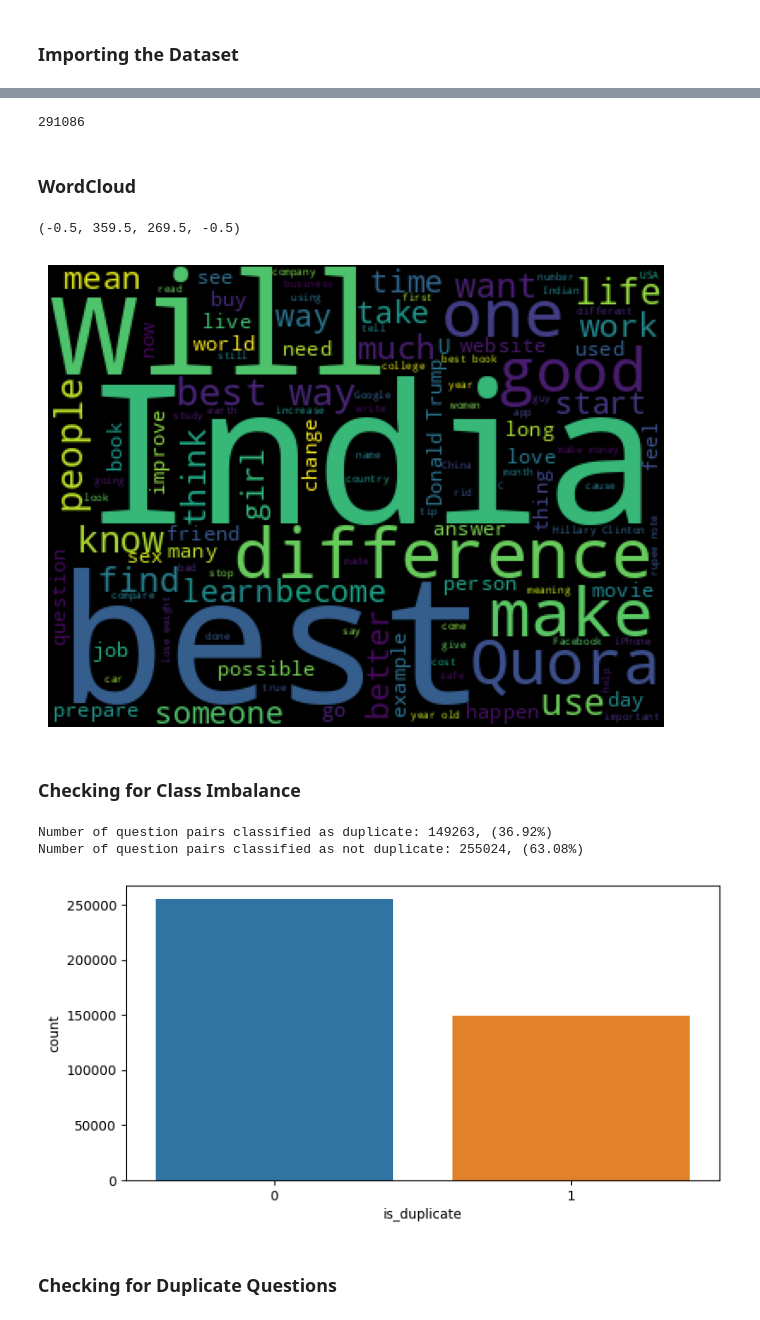
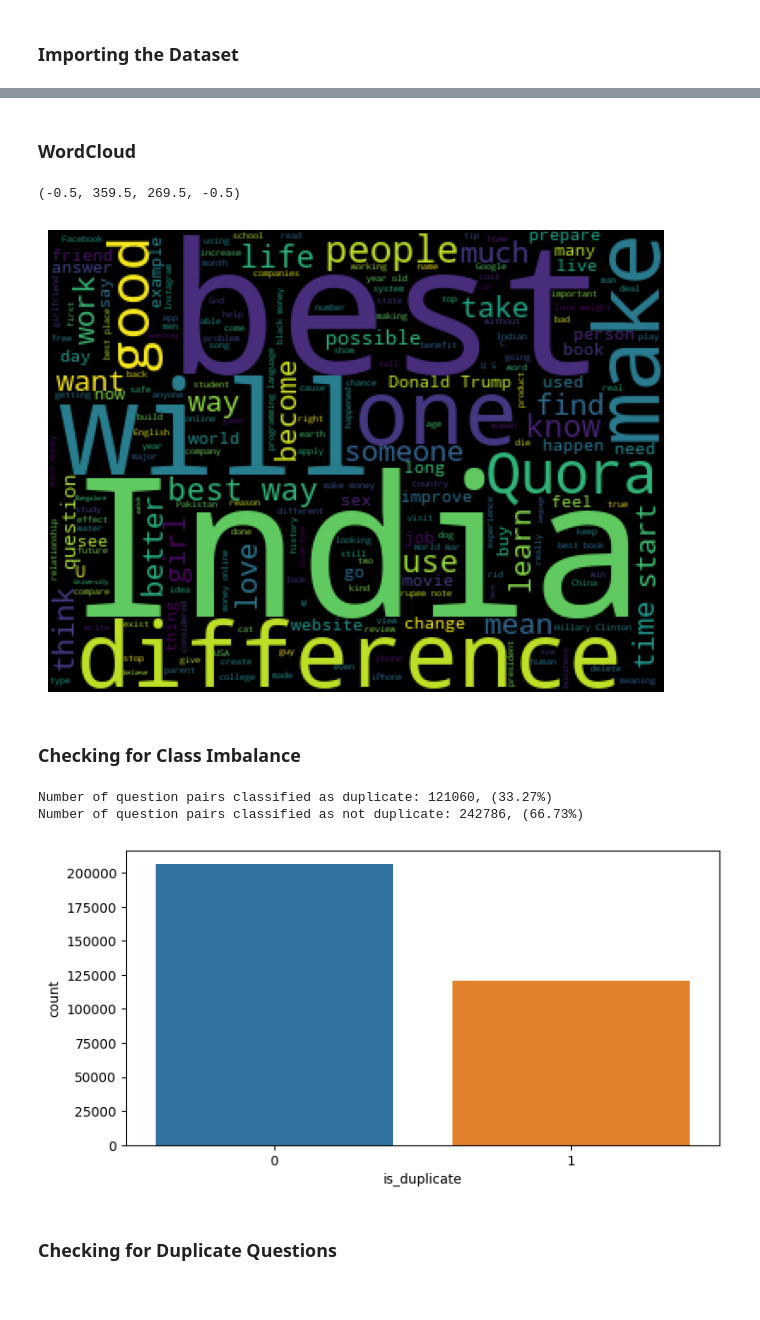
Before and after one commit to cs3244-group-16/quora-question-pairs, a Jupyter notebook: notebooks/01-eugene-analysis-simple-classifiers.ipynb, the cells around one changed output, grey strips where cells are left out. Drawn from its saved outputs; the diff is of its cells as text; code cells hidden in the pictures.

```diff
--- a/notebooks/01-eugene-analysis-simple-classifiers.ipynb
+++ b/notebooks/01-eugene-analysis-simple-classifiers.ipynb
@@ -17,0 +34,2 @@ df = pd.read_csv('/content/drive/MyDrive/ay2324 sem1/cs3244/project/train.csv')
+# %%
+DATA_DIR = join('..', 'data', 'glue')
@@ -17,0 +38,3 @@ df = pd.read_csv('/content/drive/MyDrive/ay2324 sem1/cs3244/project/train.csv')
+# %%
+train_full_df = pd.read_csv(join(DATA_DIR, 'train.tsv'), sep='\t')
+train_full_df.head()
@@ -17,0 +48,10 @@ df = pd.read_csv('/content/drive/MyDrive/ay2324 sem1/cs3244/project/train.csv')
+# %%
+def remove_nulls(df):
+    print(f"Initial dataframe has {len(df)} rows.")
+    null_rows = df[df.isnull().values.any(1)]
+    print(f"Dataframe has {len(null_rows)} null rows.")
+    df = df.dropna(how='any')
+    print(f"Dataframe has {len(df)} rows after removing null values.")
+    return df
+
+train_full_df = remove_nulls(train_full_df)
@@ -17,0 +89,2 @@ df = pd.read_csv('/content/drive/MyDrive/ay2324 sem1/cs3244/project/train.csv')
+# %%
+train_df, dev_df = train_test_split(train_full_df, test_size=0.1, random_state=42)
@@ -69,4 +117,0 @@ X_train, X_val, y_train, y_val = train_test_split(X_temp, y_temp, test_size=0.1,
-# %%
-X_train.shape[0]
-# %% [output]
-291086
@@ -73,20 +124,19 @@ X_train.shape[0]
 # %% [markdown]
 ### WordCloud
 # %%
-all_questions_concat = df['question1'].str.cat(sep=' ') + df['question2'].str.cat(sep=' ')
+all_questions_concat = train_df['question1'].str.cat(sep=' ') + train_df['question2'].str.cat(sep=' ')
 
-from wordcloud import WordCloud
 cloud = WordCloud(width=360, height=270).generate(all_questions_concat)
 plt.figure(figsize=(10, 6))
 plt.imshow(cloud)
 plt.axis('off')
 # %% [output]
 (-0.5, 359.5, 269.5, -0.5)
-[figure, old version]
+[figure, new version]
 # %% [markdown]
 ### Checking for Class Imbalance
 # %%
-pos_class_count = len(df[df['is_duplicate'] == 1])
+pos_class_count = len(train_df[train_df['is_duplicate'] == 1])
 neg_class_count = num_samples - pos_class_count
 
 pos_percentage = (pos_class_count / num_samples) * 100
@@ -95,17 +145,17 @@ neg_percentage = (neg_class_count / num_samples) * 100
 print(f'Number of question pairs classified as duplicate: {pos_class_count}, ({pos_percentage:.2f}%)')
 print(f'Number of question pairs classified as not duplicate: {neg_class_count}, ({neg_percentage:.2f}%)')
 # %% [output]
-Number of question pairs classified as duplicate: 149263, (36.92%)
-Number of question pairs classified as not duplicate: 255024, (63.08%)
+Number of question pairs classified as duplicate: 121060, (33.27%)
+Number of question pairs classified as not duplicate: 242786, (66.73%)
 # %%
 plt.figure(figsize=(8, 4))
-sns.countplot(x='is_duplicate', data=df)
+sns.countplot(x='is_duplicate', data=train_df)
 plt.xlabel('is_duplicate')
 plt.ylabel('count')
 
 plt.show()
 # %% [output]
-[figure, old version]
+[figure, new version]
 # %% [markdown]
 ### Checking for Duplicate Questions
 # %%
```
Also changed, not shown: parts of 102 cells of this notebook, 2 other files.
